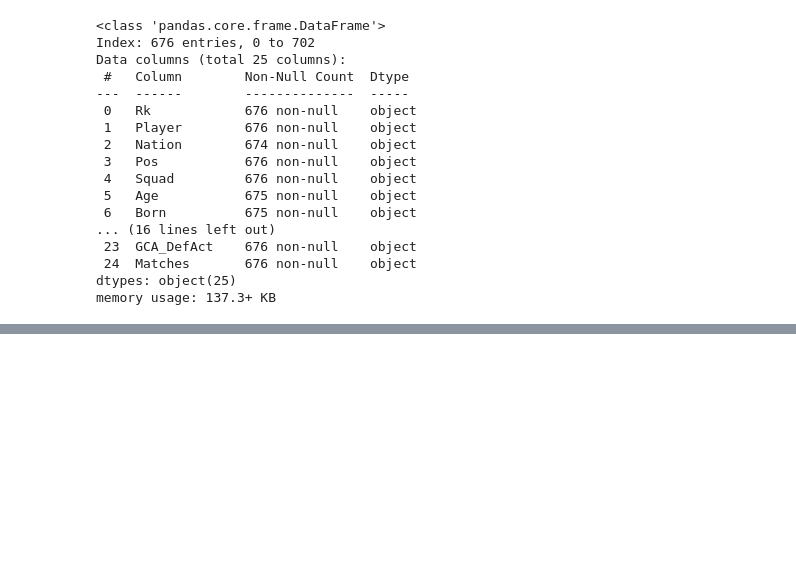
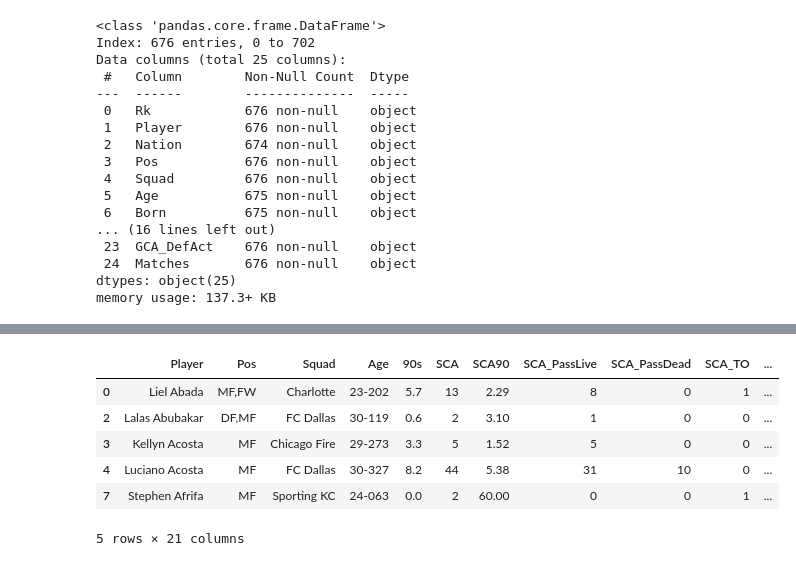
Before and after one commit to der-amit/fbref-analytics, a Jupyter notebook: notebooks/best_sca_2025.ipynb, the cells around one changed output, grey strips where cells are left out. Saved outputs shown, nothing was run; the diff lists cells and outputs as text; code cells hidden in the pictures; blank space fills up the shorter version.

```diff
--- a/notebooks/best_sca_2025.ipynb
+++ b/notebooks/best_sca_2025.ipynb
@@ -35,0 +113,12 @@ df.shape
+# %%
+sca_mf = df[df['Pos'].str.contains('MF')]
+# %%
+sca_mf.head()
+# %% [output]
+|  | Player | Pos | Squad | Age | 90s | SCA | SCA90 | SCA_PassLive | SCA_PassDead | SCA_TO | ... |
+| 0 | Liel Abada | MF,FW | Charlotte | 23-202 | 5.7 | 13 | 2.29 | 8 | 0 | 1 | ... |
+| 2 | Lalas Abubakar | DF,MF | FC Dallas | 30-119 | 0.6 | 2 | 3.10 | 1 | 0 | 0 | ... |
+| 3 | Kellyn Acosta | MF | Chicago Fire | 29-273 | 3.3 | 5 | 1.52 | 5 | 0 | 0 | ... |
+| 4 | Luciano Acosta | MF | FC Dallas | 30-327 | 8.2 | 44 | 5.38 | 31 | 10 | 0 | ... |
+| 7 | Stephen Afrifa | MF | Sporting KC | 24-063 | 0.0 | 2 | 60.00 | 0 | 0 | 1 | ... |
+5 rows × 21 columns
```
Also changed, not shown: parts of 11 cells of this notebook.
